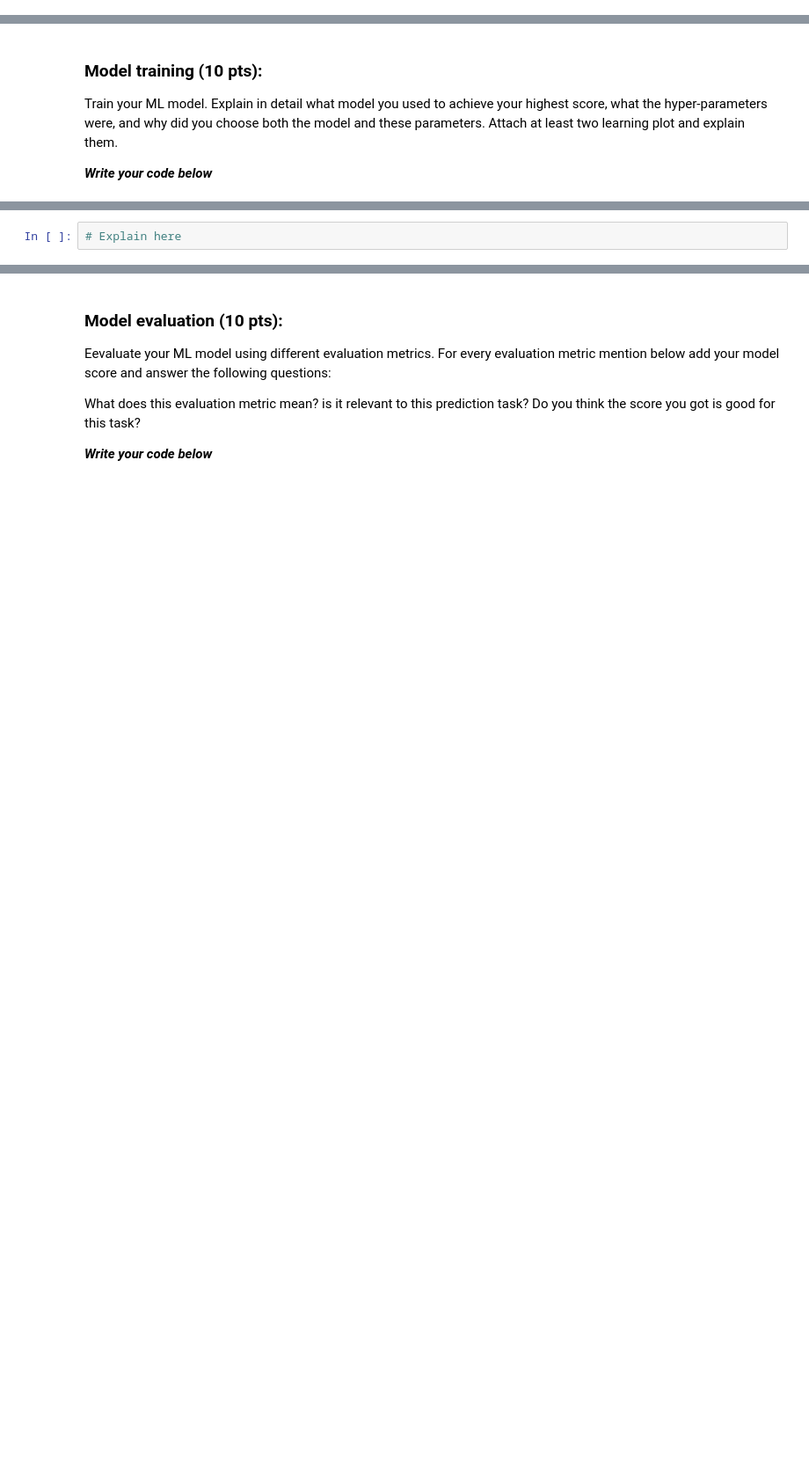
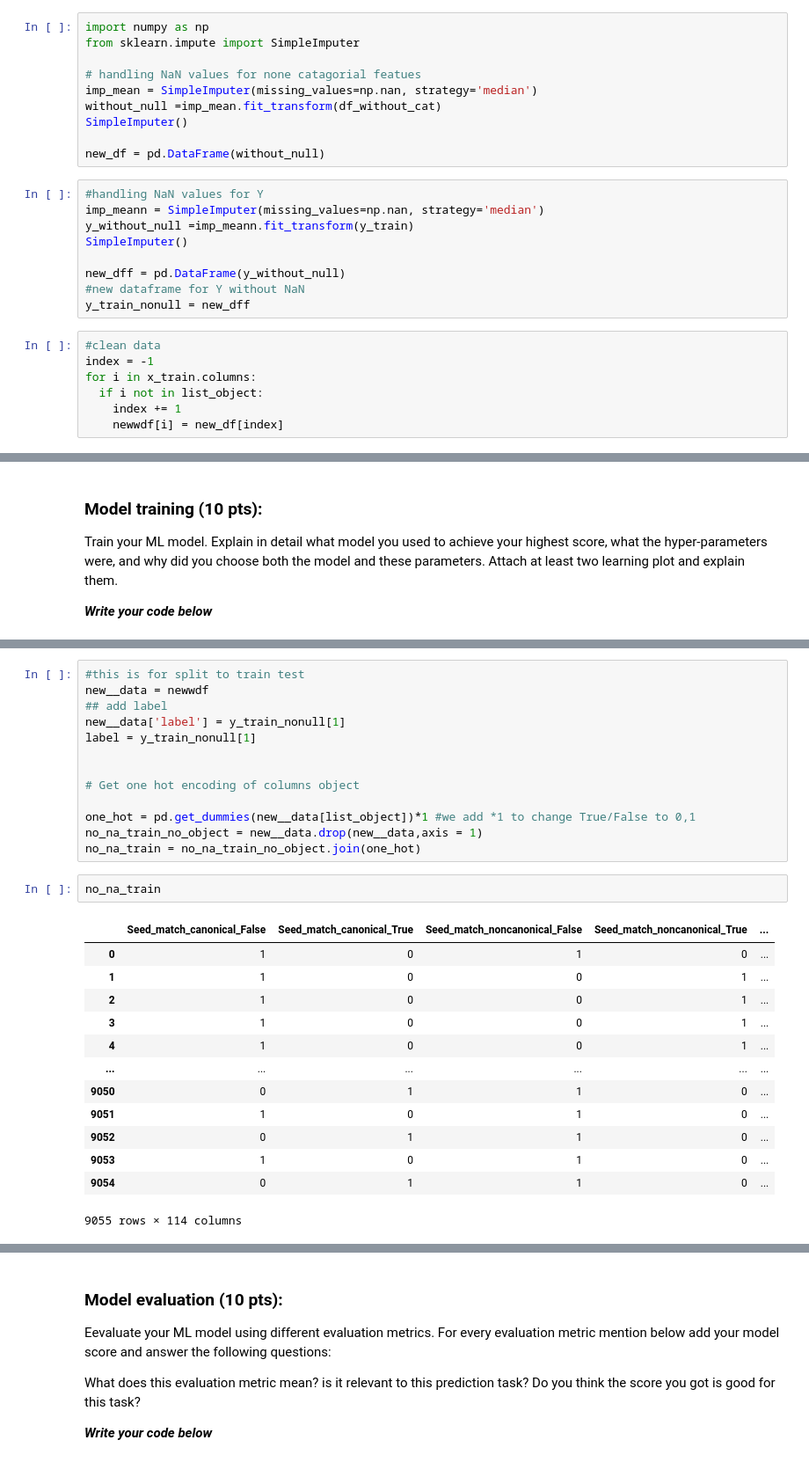
Before and after one commit to orenfix10/ML-project1, a Jupyter notebook: Copy_of_Ex3_2023a_Ensemble_competition_(1).ipynb, the cells around one changed output, grey strips where cells are left out. Shown: that part at 88% size. Drawn from its saved outputs; the diff is of its cells as text; blank space fills up the shorter version.

```diff
--- a/Copy_of_Ex3_2023a_Ensemble_competition_(1).ipynb
+++ b/Copy_of_Ex3_2023a_Ensemble_competition_(1).ipynb
@@ -418,0 +506,26 @@ Describe in detail what did you do in the preprocessing phase and why you did it
+# %%
+import numpy as np
+from sklearn.impute import SimpleImputer
+
+# handling NaN values for none catagorial featues
+imp_mean = SimpleImputer(missing_values=np.nan, strategy='median')
+without_null =imp_mean.fit_transform(df_without_cat)
+SimpleImputer()
+
+new_df = pd.DataFrame(without_null)
+# %%
+#handling NaN values for Y
+imp_meann = SimpleImputer(missing_values=np.nan, strategy='median')
+y_without_null =imp_meann.fit_transform(y_train)
+SimpleImputer()
+
+new_dff = pd.DataFrame(y_without_null)
+#new dataframe for Y without NaN
+y_train_nonull = new_dff
+# %%
+#clean data
+index = -1
+for i in x_train.columns:
+  if i not in list_object:
+    index += 1
+    newwdf[i] = new_df[index]
@@ -428,2 +562,29 @@ Attach at least two learning plot and explain them.
-# %%
-# Explain here
+# %%
+#this is for split to train test
+new__data = newwdf
+## add label
+new__data['label'] = y_train_nonull[1]
+label = y_train_nonull[1]
+
+
+# Get one hot encoding of columns object
+
+one_hot = pd.get_dummies(new__data[list_object])*1 #we add *1 to change True/False to 0,1
+no_na_train_no_object = new__data.drop(new__data,axis = 1)
+no_na_train = no_na_train_no_object.join(one_hot)
+# %%
+no_na_train
+# %% [output]
+|  | Seed_match_canonical_False | Seed_match_canonical_True | Seed_match_noncanonical_False | Seed_match_noncanonical_True | ... |
+| 0 | 1 | 0 | 1 | 0 | ... |
+| 1 | 1 | 0 | 0 | 1 | ... |
+| 2 | 1 | 0 | 0 | 1 | ... |
+| 3 | 1 | 0 | 0 | 1 | ... |
+| 4 | 1 | 0 | 0 | 1 | ... |
+| ... | ... | ... | ... | ... | ... |
+| 9050 | 0 | 1 | 1 | 0 | ... |
+| 9051 | 1 | 0 | 1 | 0 | ... |
+| 9052 | 0 | 1 | 1 | 0 | ... |
+| 9053 | 1 | 0 | 1 | 0 | ... |
+| 9054 | 0 | 1 | 1 | 0 | ... |
+9055 rows × 114 columns
```
Also changed, not shown: parts of 29 cells of this notebook.
